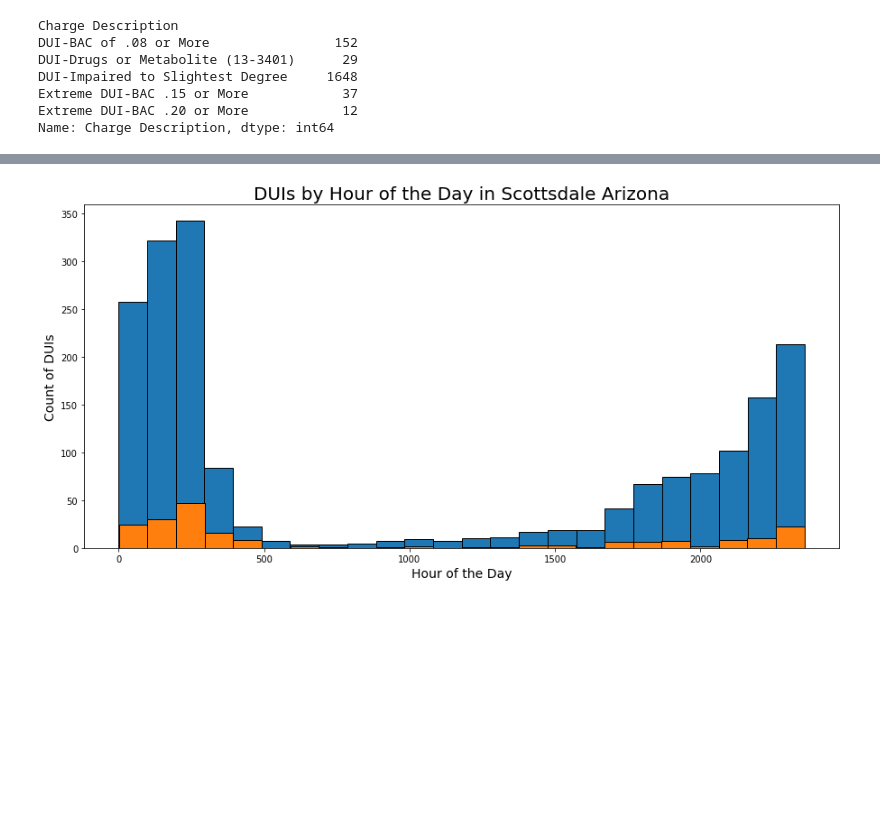
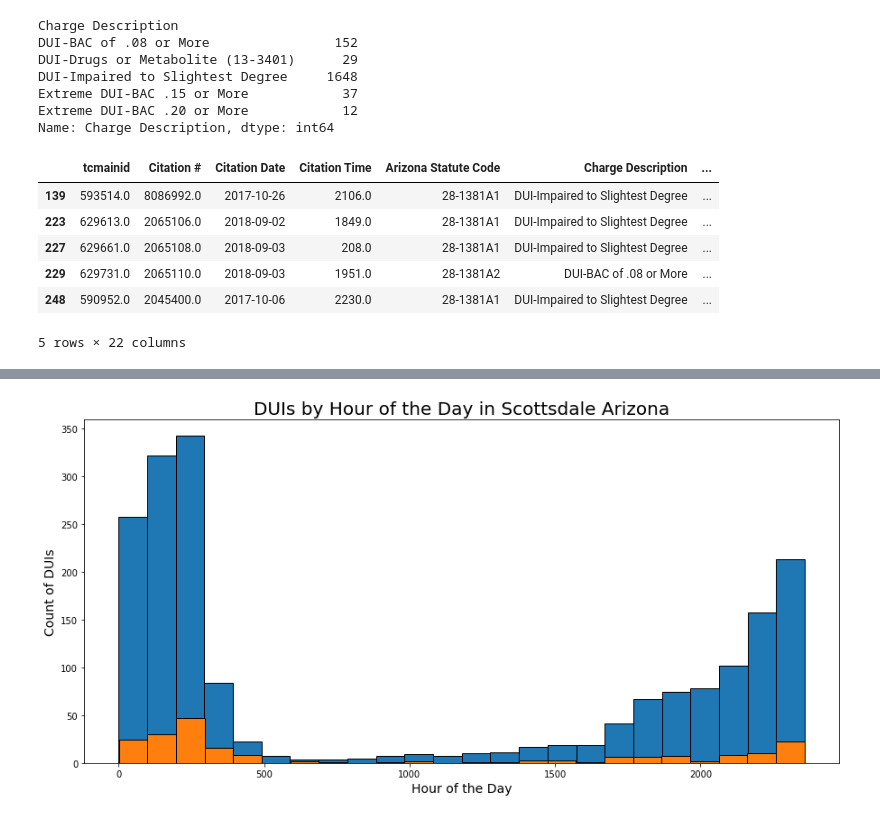
Before and after one commit to mrkjhsn/City-of-Scottsdale-DUI-Concentrations, a Jupyter notebook: CityofScottsdale_DUI_Visualization.ipynb, the cells around one changed output, grey strips where cells are left out. Saved outputs shown, nothing was run; the diff lists cells and outputs as text; code cells hidden in the pictures; blank space fills up the shorter version.

```diff
--- a/CityofScottsdale_DUI_Visualization.ipynb
+++ b/CityofScottsdale_DUI_Visualization.ipynb
@@ -33,3 +33,13 @@ DUI-Impaired to Slightest Degree     1648
 Extreme DUI-BAC .15 or More            37
 Extreme DUI-BAC .20 or More            12
 Name: Charge Description, dtype: int64
+# %%
+DUI_Citations.head()
+# %% [output]
+|  | tcmainid | Citation # | Citation Date | Citation Time | Arizona Statute Code | Charge Description | ... |
+| 139 | 593514.0 | 8086992.0 | 2017-10-26 | 2106.0 | 28-1381A1 | DUI-Impaired to Slightest Degree | ... |
+| 223 | 629613.0 | 2065106.0 | 2018-09-02 | 1849.0 | 28-1381A1 | DUI-Impaired to Slightest Degree | ... |
+| 227 | 629661.0 | 2065108.0 | 2018-09-03 | 208.0 | 28-1381A1 | DUI-Impaired to Slightest Degree | ... |
+| 229 | 629731.0 | 2065110.0 | 2018-09-03 | 1951.0 | 28-1381A2 | DUI-BAC of .08 or More | ... |
+| 248 | 590952.0 | 2045400.0 | 2017-10-06 | 2230.0 | 28-1381A1 | DUI-Impaired to Slightest Degree | ... |
+5 rows × 22 columns
```
Also changed, not shown: parts of 2 cells of this notebook.
